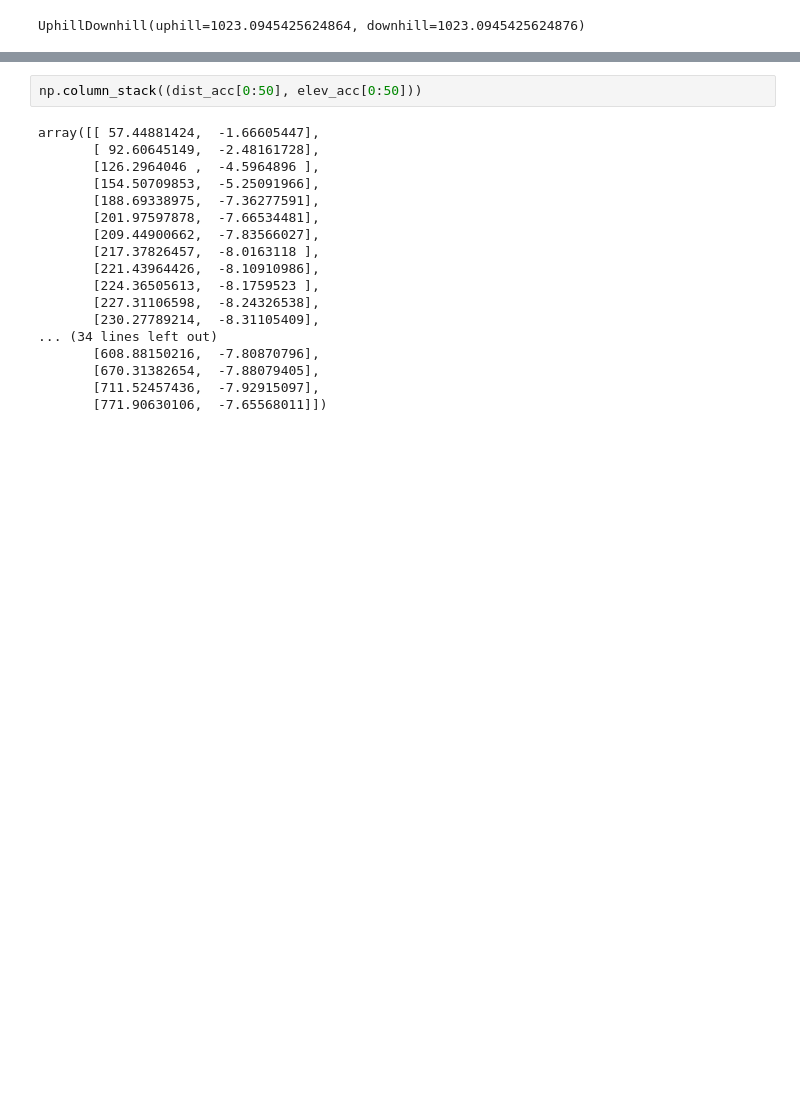
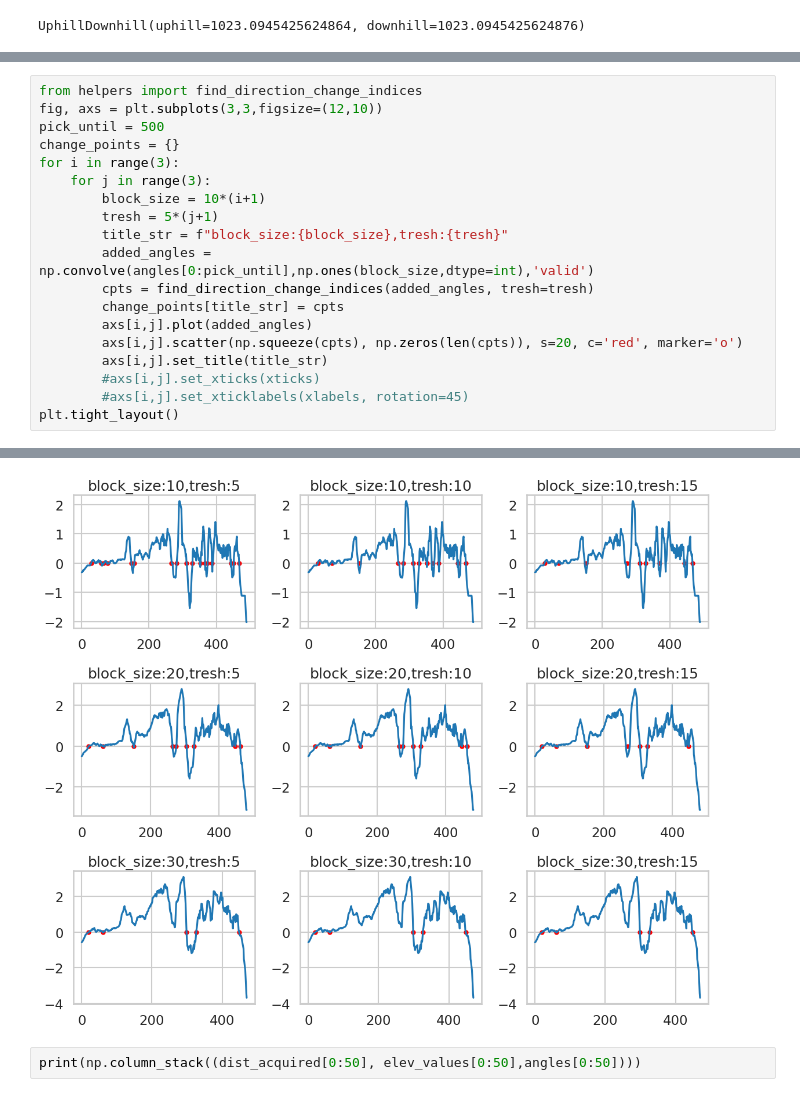
Before and after one commit to dogasiyli/gps_data_with_python, a Jupyter notebook: notebooks/analyze_parkur.ipynb, the cells around one changed output, grey strips where cells are left out. Saved outputs shown, nothing was run; the diff lists cells and outputs as text; blank space fills up the shorter version.

```diff
--- a/notebooks/analyze_parkur.ipynb
+++ b/notebooks/analyze_parkur.ipynb
@@ -156,0 +185,20 @@ plt.plot(angles)
+# %%
+from helpers import find_direction_change_indices
+fig, axs = plt.subplots(3,3,figsize=(12,10))
+pick_until = 500
+change_points = {}
+for i in range(3):
+    for j in range(3):
+        block_size = 10*(i+1)
+        tresh = 5*(j+1)
+        title_str = f"block_size:{block_size},tresh:{tresh}"
+        added_angles = np.convolve(angles[0:pick_until],np.ones(block_size,dtype=int),'valid')
+        cpts = find_direction_change_indices(added_angles, tresh=tresh)
+        change_points[title_str] = cpts
+        axs[i,j].plot(added_angles)
+        axs[i,j].scatter(np.squeeze(cpts), np.zeros(len(cpts)), s=20, c='red', marker='o')
+        axs[i,j].set_title(title_str)
+        #axs[i,j].set_xticks(xticks)
+        #axs[i,j].set_xticklabels(xlabels, rotation=45)
+plt.tight_layout()
+# %% [output]
@@ -157,21 +223,4 @@ plt.plot(angles)
+[figure, added]
 # %%
-np.column_stack((dist_acc[0:50], elev_acc[0:50]))
+print(np.column_stack((dist_acquired[0:50], elev_values[0:50],angles[0:50])))
-# %% [output]
-array([[ 57.44881424,  -1.66605447],
-       [ 92.60645149,  -2.48161728],
-       [126.2964046 ,  -4.5964896 ],
-       [154.50709853,  -5.25091966],
-       [188.69338975,  -7.36277591],
-       [201.97597878,  -7.66534481],
-       [209.44900662,  -7.83566027],
-       [217.37826457,  -8.0163118 ],
-       [221.43964426,  -8.10910986],
-       [224.36505613,  -8.1759523 ],
-       [227.31106598,  -8.24326538],
-       [230.27789214,  -8.31105409],
-... (34 lines left out)
-       [608.88150216,  -7.80870796],
-       [670.31382654,  -7.88079405],
-       [711.52457436,  -7.92915097],
-       [771.90630106,  -7.65568011]])
 # %%
```
Also changed, not shown: parts of 20 cells of this notebook, 1 other file.
